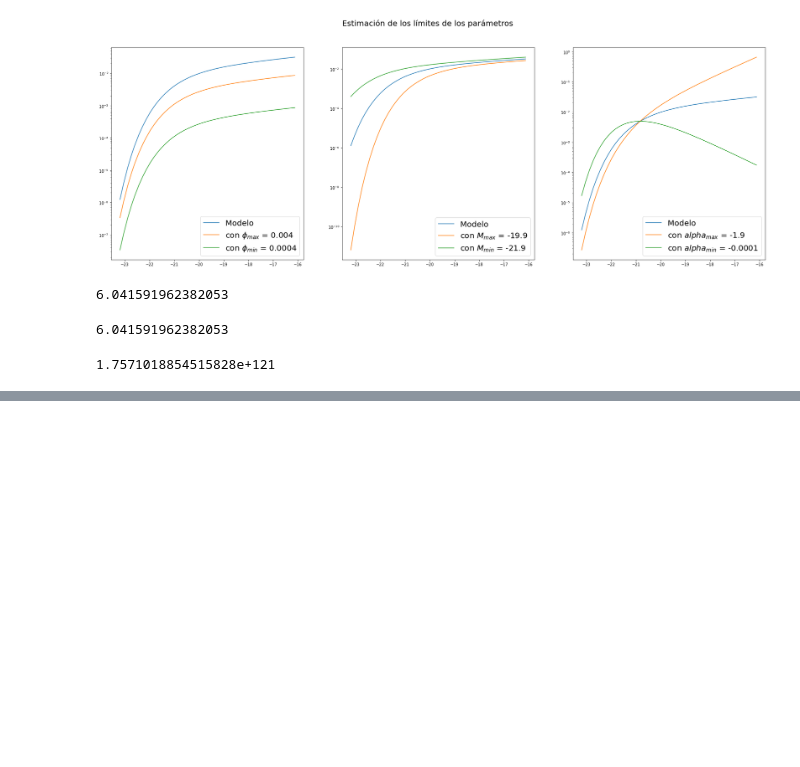
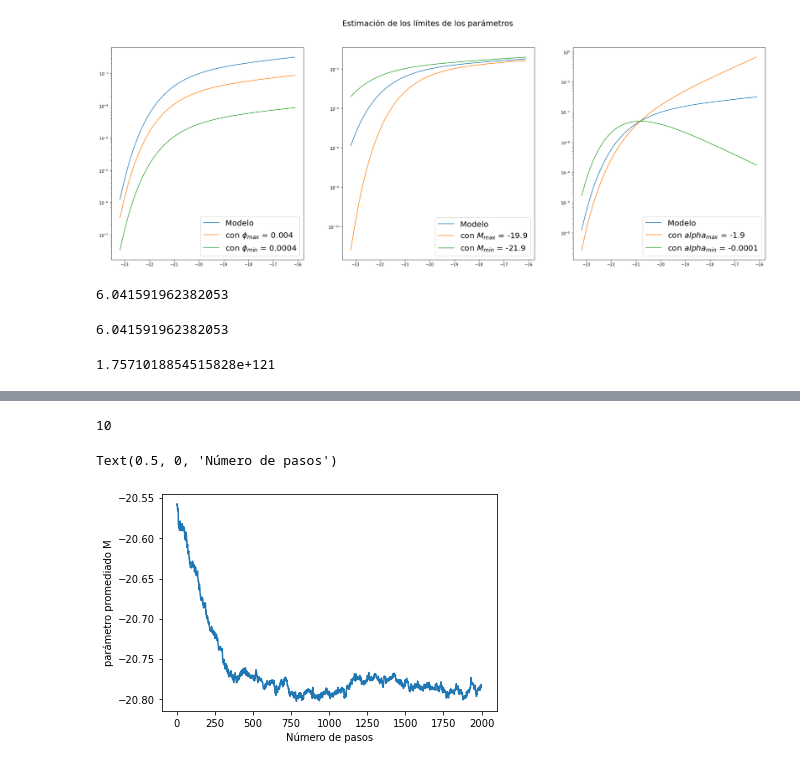
Before and after one commit to czuloaga/Astrometria-guia-4, a Jupyter notebook: Cadenas de Markov.ipynb, the cells around one changed output, grey strips where cells are left out. Saved outputs shown, nothing was run; the diff lists cells and outputs as text; code cells hidden in the pictures; blank space fills up the shorter version.

```diff
--- a/Cadenas de Markov.ipynb
+++ b/Cadenas de Markov.ipynb
@@ -258,0 +427,24 @@ plt.plot(cadena_M)
+# %%
+len(lista_likelihood)
+# %% [output]
+10
+# %%
+M_prom_l = []
+
+for i in range(2000):
+    suma = 0
+
+    for j in range(n_cadenas):
+        suma = suma + listas_M[j][i]
+
+    prom_del_paso = suma/n_cadenas
+
+    M_prom_l.append(prom_del_paso)
+
+
+plt.plot(range(2000),M_prom_l)
+plt.ylabel('parámetro promediado M')
+plt.xlabel('Número de pasos')
+# %% [output]
+Text(0.5, 0, 'Número de pasos')
+[figure, added]
```
Also changed, not shown: parts of 23 cells of this notebook.
